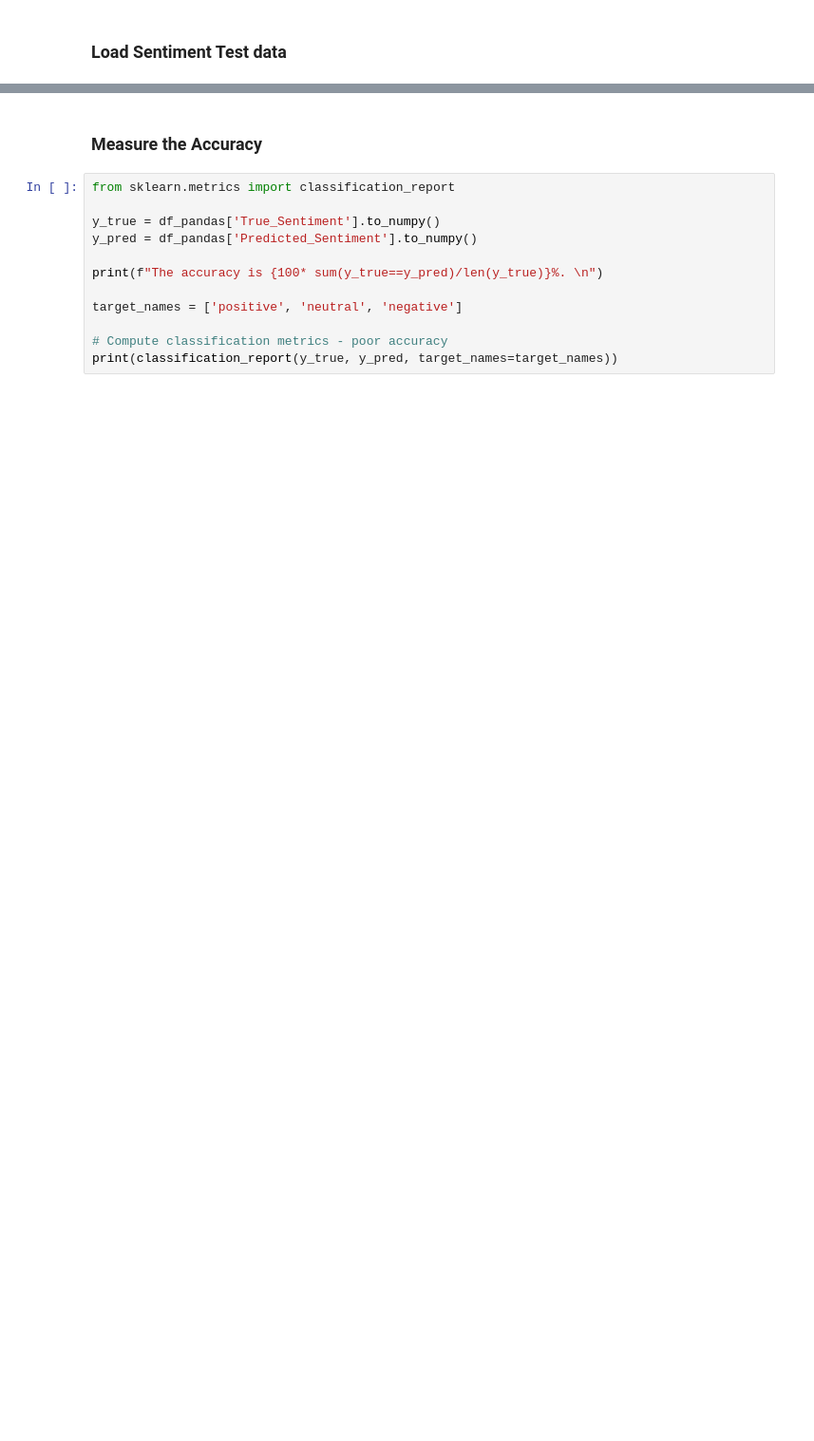
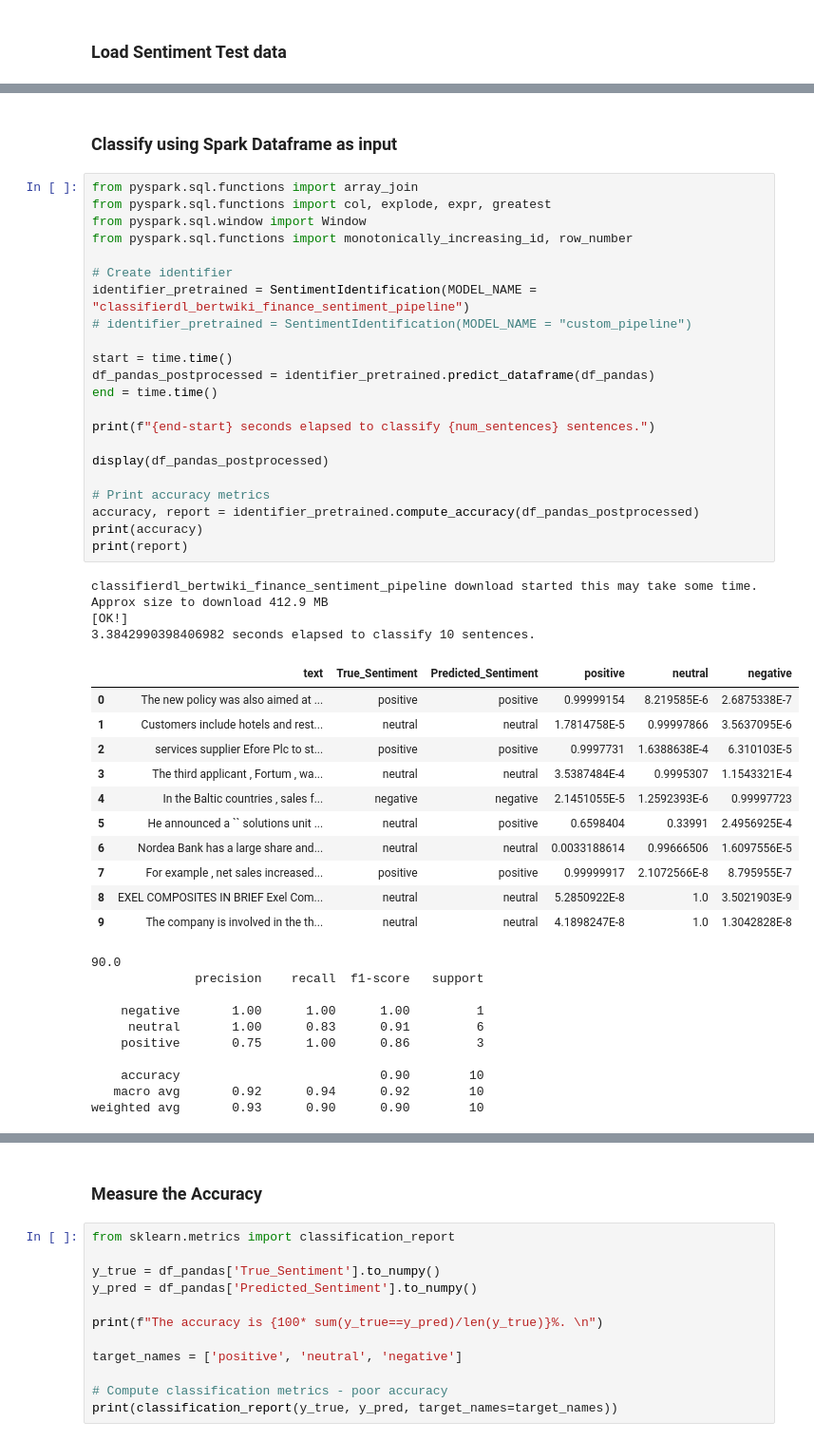
Before and after one commit to Brand-Sentiment-Tracking/dev-sentiment-package, a Jupyter notebook: johnsnow/SENTIMENT_DETECTION_with_dataframes.ipynb, the cells around one changed output, grey strips where cells are left out. Shown: that part at 95% size. Cells and saved outputs as stored; diff of their text form; blank space fills up the shorter version.

```diff
--- a/johnsnow/SENTIMENT_DETECTION_with_dataframes.ipynb
+++ b/johnsnow/SENTIMENT_DETECTION_with_dataframes.ipynb
@@ -457 +496,51 @@ print(df_pandas.shape)
+# %% [markdown]
+### Classify using Spark Dataframe as input
+# %%
+from pyspark.sql.functions import array_join
+from pyspark.sql.functions import col, explode, expr, greatest
+from pyspark.sql.window import Window
+from pyspark.sql.functions import monotonically_increasing_id, row_number
+
+# Create identifier
+identifier_pretrained = SentimentIdentification(MODEL_NAME = "classifierdl_bertwiki_finance_sentiment_pipeline")
+# identifier_pretrained = SentimentIdentification(MODEL_NAME = "custom_pipeline")
+
+start = time.time()
+df_pandas_postprocessed = identifier_pretrained.predict_dataframe(df_pandas)
+end = time.time()
+
+print(f"{end-start} seconds elapsed to classify {num_sentences} sentences.")
+
+display(df_pandas_postprocessed)
+
+# Print accuracy metrics
+accuracy, report = identifier_pretrained.compute_accuracy(df_pandas_postprocessed)
+print(accuracy)
+print(report)
+# %% [output]
+classifierdl_bertwiki_finance_sentiment_pipeline download started this may take some time.
+Approx size to download 412.9 MB
+[OK!]
+3.3842990398406982 seconds elapsed to classify 10 sentences.
+|  | text | True_Sentiment | Predicted_Sentiment | positive | neutral | negative |
+| 0 | The new policy was also aimed at ... | positive | positive | 0.99999154 | 8.219585E-6 | 2.6875338E-7 |
+| 1 | Customers include hotels and rest... | neutral | neutral | 1.7814758E-5 | 0.99997866 | 3.5637095E-6 |
+| 2 | services supplier Efore Plc to st... | positive | positive | 0.9997731 | 1.6388638E-4 | 6.310103E-5 |
+| 3 | The third applicant , Fortum , wa... | neutral | neutral | 3.5387484E-4 | 0.9995307 | 1.1543321E-4 |
+| 4 | In the Baltic countries , sales f... | negative | negative | 2.1451055E-5 | 1.2592393E-6 | 0.99997723 |
+| 5 | He announced a `` solutions unit ... | neutral | positive | 0.6598404 | 0.33991 | 2.4956925E-4 |
+| 6 | Nordea Bank has a large share and... | neutral | neutral | 0.0033188614 | 0.99666506 | 1.6097556E-5 |
+| 7 | For example , net sales increased... | positive | positive | 0.99999917 | 2.1072566E-8 | 8.795955E-7 |
+| 8 | EXEL COMPOSITES IN BRIEF Exel Com... | neutral | neutral | 5.2850922E-8 | 1.0 | 3.5021903E-9 |
+| 9 | The company is involved in the th... | neutral | neutral | 4.1898247E-8 | 1.0 | 1.3042828E-8 |
+90.0
+              precision    recall  f1-score   support
+
+    negative       1.00      1.00      1.00         1
+     neutral       1.00      0.83      0.91         6
+    positive       0.75      1.00      0.86         3
+
+    accuracy                           0.90        10
+   macro avg       0.92      0.94      0.92        10
+weighted avg       0.93      0.90      0.90        10
 # %% [markdown]
```
Also changed, not shown: parts of 17 cells of this notebook.
